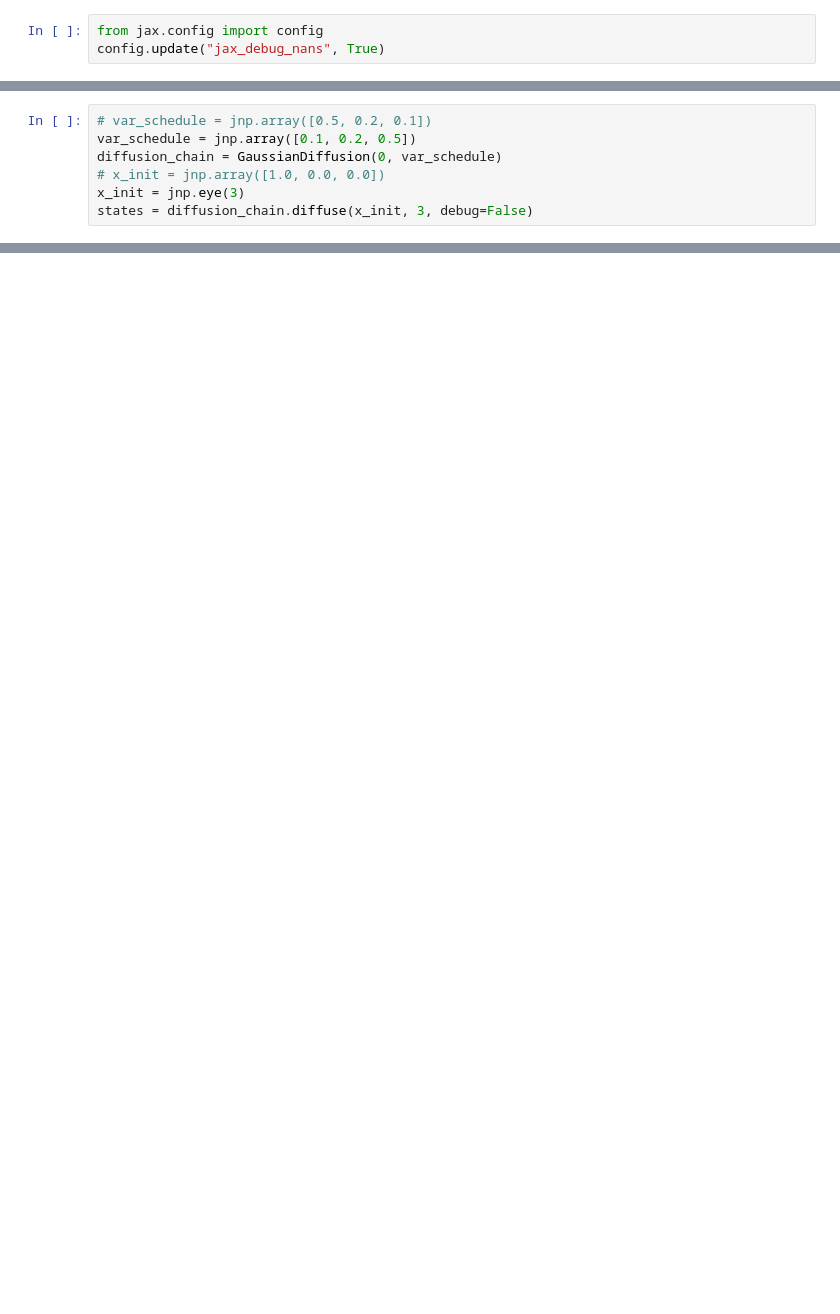
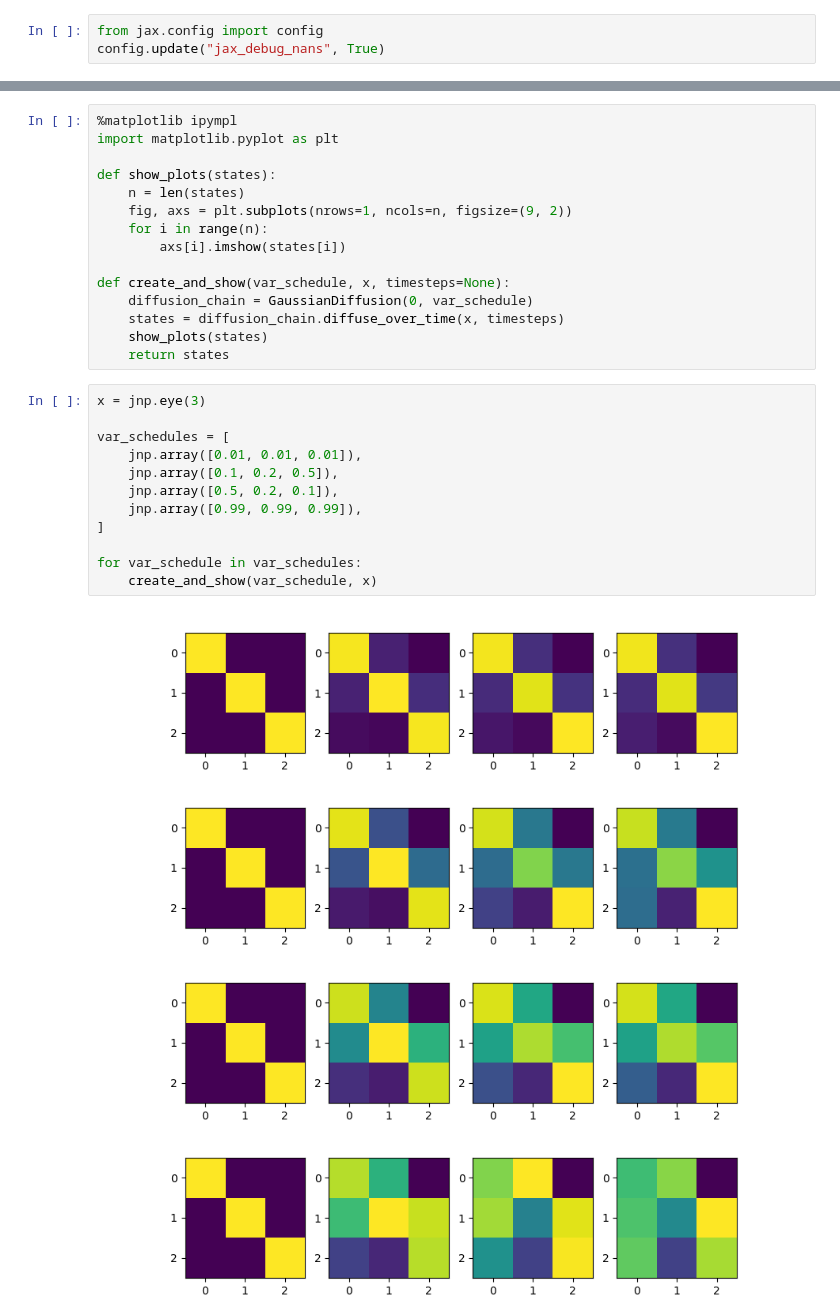
Before and after one commit to curiousdragon/denoising-diffusion-jax, a Jupyter notebook: diffusion.ipynb, the cells around one changed output, grey strips where cells are left out. Drawn from its saved outputs; the diff is of its cells as text; blank space fills up the shorter version.

Commit message:
[code] Refactor diffusion into skeleton, add plots

```diff
--- a/diffusion.ipynb
+++ b/diffusion.ipynb
@@ -46,7 +40,0 @@ class GaussianDiffusion:
-# %%
-# var_schedule = jnp.array([0.5, 0.2, 0.1])
-var_schedule = jnp.array([0.1, 0.2, 0.5])
-diffusion_chain = GaussianDiffusion(0, var_schedule)
-# x_init = jnp.array([1.0, 0.0, 0.0])
-x_init = jnp.eye(3)
-states = diffusion_chain.diffuse(x_init, 3, debug=False)
@@ -65,0 +41,32 @@ for state in states:
+# %%
+%matplotlib ipympl
+import matplotlib.pyplot as plt
+
+def show_plots(states):
+    n = len(states)
+    fig, axs = plt.subplots(nrows=1, ncols=n, figsize=(9, 2))
+    for i in range(n):
+        axs[i].imshow(states[i])
+
+def create_and_show(var_schedule, x, timesteps=None):
+    diffusion_chain = GaussianDiffusion(0, var_schedule)
+    states = diffusion_chain.diffuse_over_time(x, timesteps)
+    show_plots(states)
+    return states
+# %%
+x = jnp.eye(3)
+
+var_schedules = [
+    jnp.array([0.01, 0.01, 0.01]),
+    jnp.array([0.1, 0.2, 0.5]),
+    jnp.array([0.5, 0.2, 0.1]),
+    jnp.array([0.99, 0.99, 0.99]),
+]
+
+for var_schedule in var_schedules:
+    create_and_show(var_schedule, x)
+# %% [output]
+[figure, added]
+[figure, added]
+[figure, added]
+[figure, added]
```
Also changed, not shown: parts of 4 cells of this notebook.
